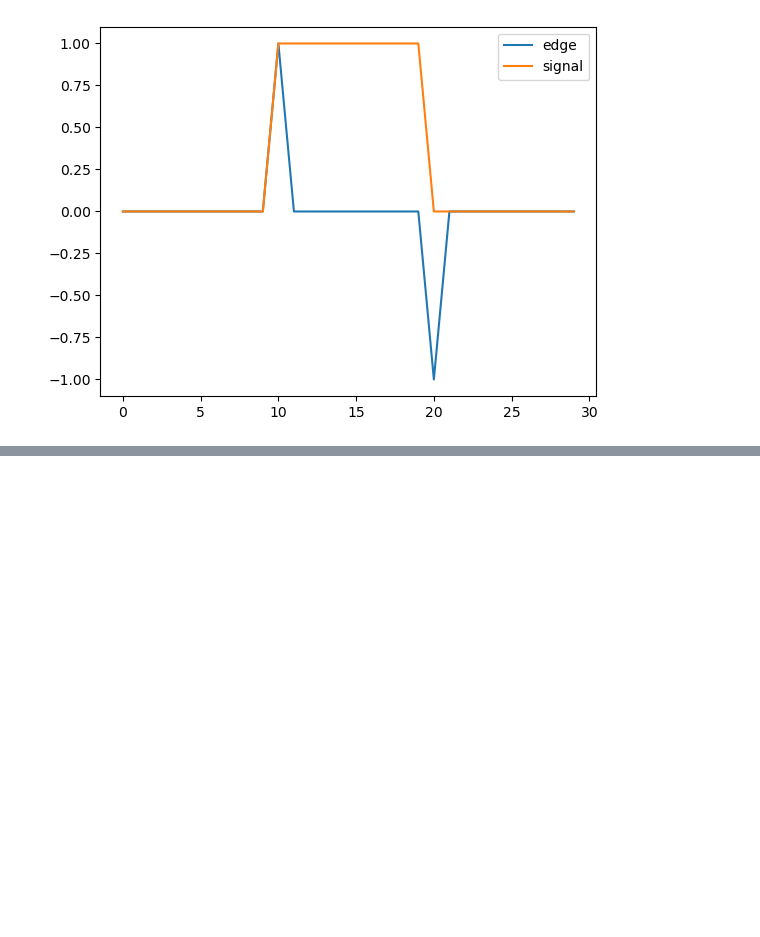
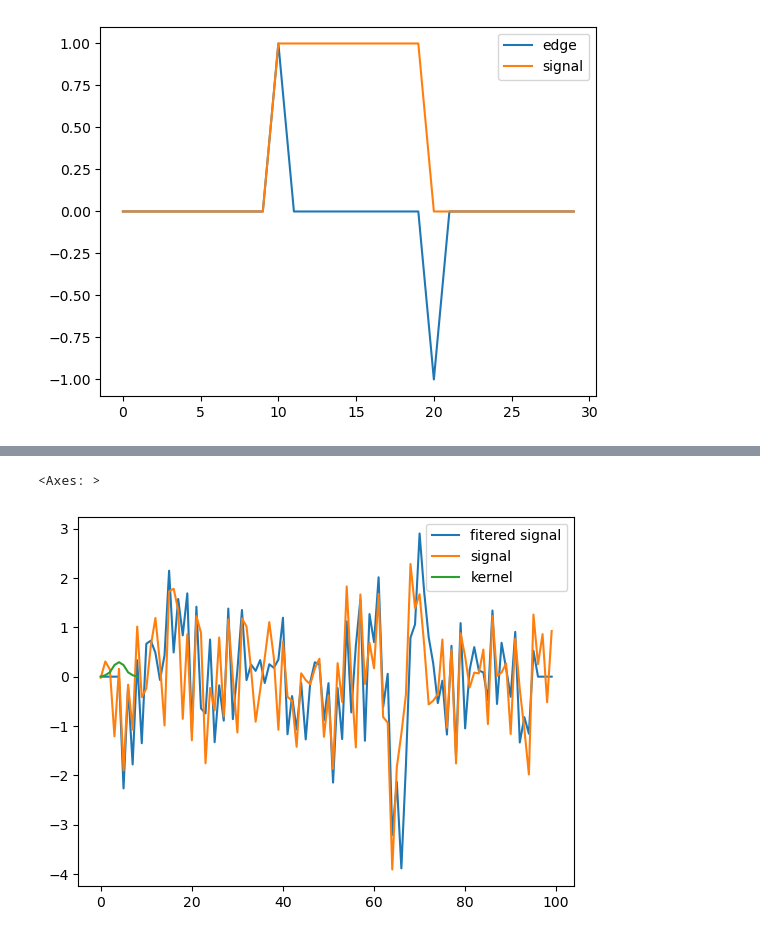
Before and after one commit to mohammadkhoubrou/Linear-Algebra-with-NumPy, a Jupyter notebook: chap4_pracitce.ipynb, the cells around one changed output, grey strips where cells are left out. Saved outputs shown, nothing was run; the diff lists cells and outputs as text; code cells hidden in the pictures; blank space fills up the shorter version.

```diff
--- a/chap4_pracitce.ipynb
+++ b/chap4_pracitce.ipynb
@@ -103,0 +156,14 @@ sns.lineplot(data=signal,label="signal")
+# %%
+#exercise 4-7
+new_kernel = np.array([0, .1, .3, .8, 0, .8,.3, .1, 0])
+new_kernel = np.array([i - np.mean(kernel) for i in new_kernel])
+new_kernel_half = len(new_kernel)//2
+# %%
+for i in range(new_kernel_half+1, len_signal-new_kernel_half ):
+    edge1[i] = np.dot(new_kernel, signal1[i-new_kernel_half-1: i + new_kernel_half])
+sns.lineplot(data=edge1, label="fitered signal")
+sns.lineplot(data=signal1, label="signal")
+sns.lineplot(data=kernel, label="kernel")
+# %% [output]
+<Axes: >
+[figure, added]
```
Also changed, not shown: parts of 12 cells of this notebook.
